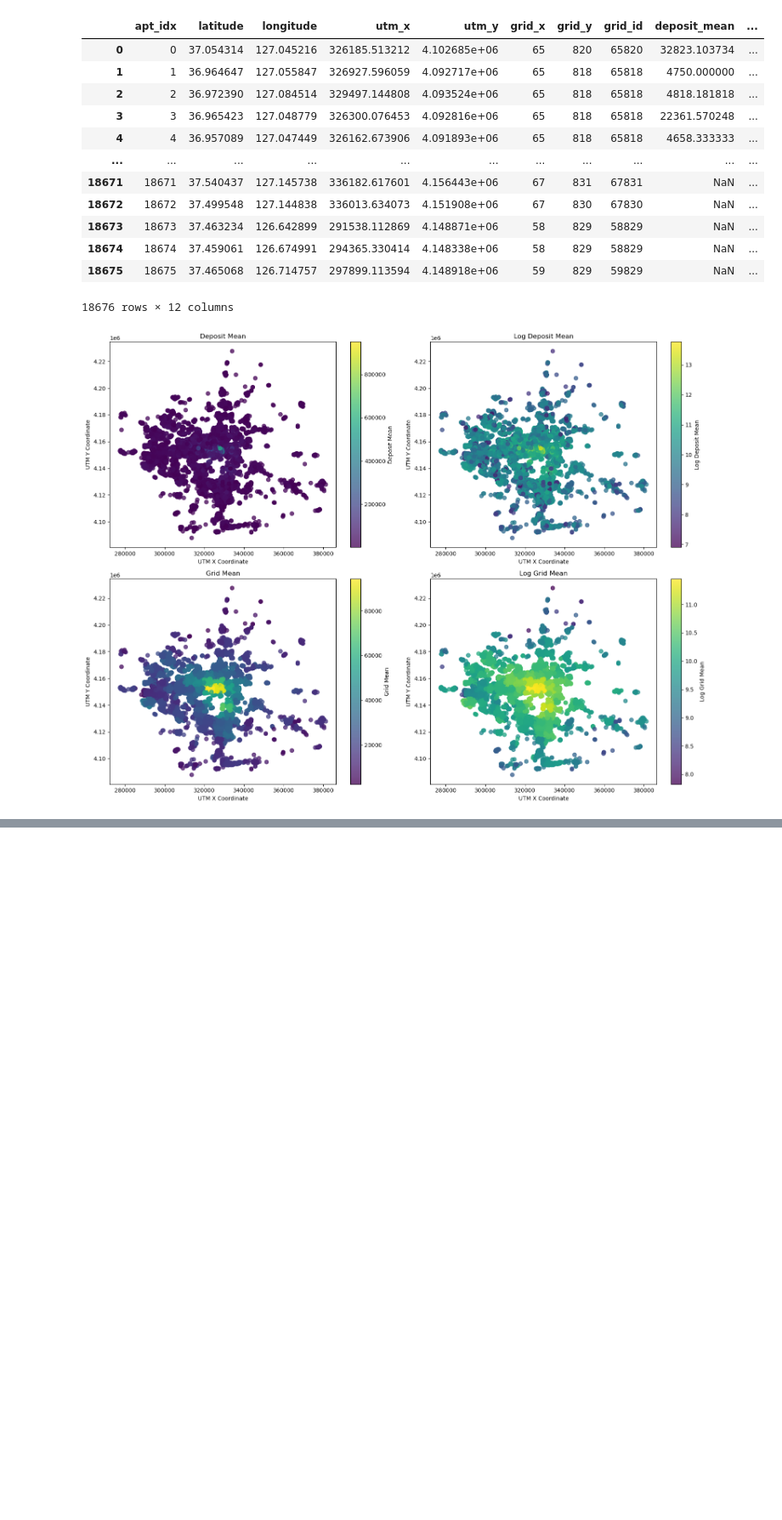
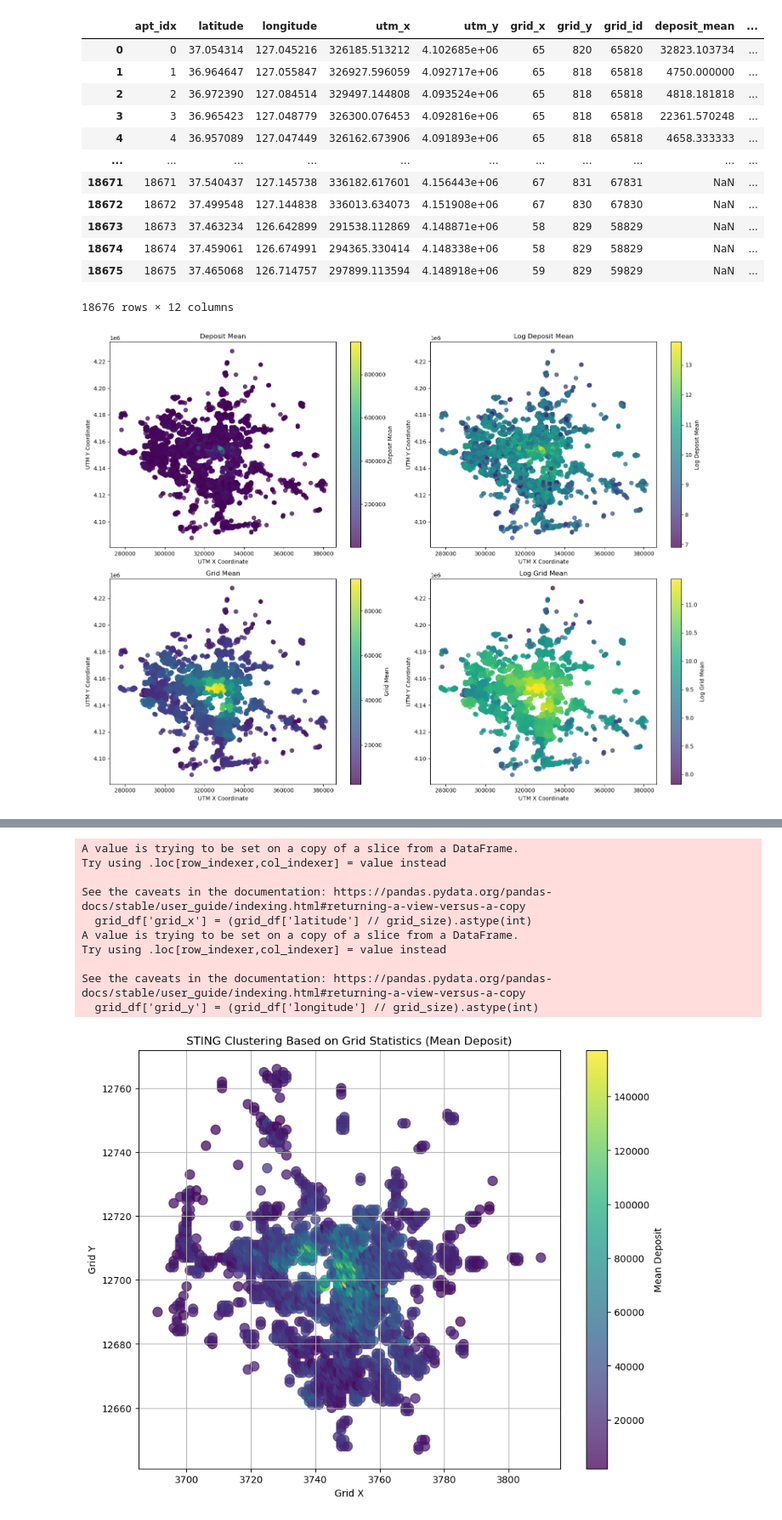
Before and after one commit to boostcampaitech7/level2-competitiveds-recsys-06, a Jupyter notebook: EDA/백우성/EDA_practice3.ipynb, the cells around one changed output, grey strips where cells are left out. Shown at 85% size. Drawn from its saved outputs; the diff is of its cells as text; code cells hidden in the pictures; blank space fills up the shorter version.

Commit message:
EDA: Grid 3

```diff
--- a/EDA/백우성/EDA_practice3.ipynb
+++ b/EDA/백우성/EDA_practice3.ipynb
@@ -341,0 +301,4 @@ plt.show()
+# %%
+grid_df = df[[
+    'area_m2','contract_year_month','floor','built_year',
+    'latitude','longitude','age','deposit','apt_idx']]
@@ -341,0 +307,58 @@ plt.show()
+# %%
+# 1. 격자 나누기: 위도와 경도를 일정 범위로 나누어 격자화
+grid_size = 0.01  # 격자 크기 (1km ~ 1.5km 정도의 범위)
+grid_df['grid_x'] = (grid_df['latitude'] // grid_size).astype(int)
+grid_df['grid_y'] = (grid_df['longitude'] // grid_size).astype(int)
+
+# 2. 각 격자의 통계 정보 계산 (평균, 표준편차 등)
+grid_stats = grid_df.groupby(['grid_x', 'grid_y']).agg({
+    'area_m2': ['mean','median', 'std'],
+    'floor': ['mean','median', 'std'],
+    # 'contract_year_month': ['mean','std'],
+    'built_year': ['mean', 'median', 'std'],
+    'age': ['mean','median', 'std'],
+    'deposit': ['mean', 'median', 'std'],
+    'latitude': ['count']  # 밀도를 나타내기 위해 각 격자의 데이터 포인트 수
+}).reset_index()
+
+# 열 이름 변경
+grid_stats.columns = [
+    'grid_x', 'grid_y',
+    'area_mean', 'area_median', 'area_std',
+    'floor_mean', 'floor_median', 'floor_std',
+    'built_mean', 'built_median', 'built_std',
+    'age_mean', 'age_median', 'age_std',
+    'deposit_mean', 'deposit_median', 'deposit_std',
+    'count'
+]
+
+# 3. 밀도가 일정 이상인 격자를 클러스터로 묶음 (STING 방식으로 유사한 특성을 가진 격자 병합 가능)
+# 여기서는 밀도(데이터 포인트 수)가 10 이상인 격자를 클러스터로 정의
+cluster_threshold = 10
+clusters = grid_stats[grid_stats['count'] >= cluster_threshold]
+
+# 4. 결과 시각화 (격자별 평균 보증금에 따라 색상 표시)
+plt.figure(figsize=(10, 8))
+scatter = plt.scatter(clusters['grid_x'], clusters['grid_y'], c=clusters['deposit_mean'], cmap='viridis', s=100, alpha=0.75)
+
+# 컬러바 추가 (보증금 평균에 따른 색상 표시)
+plt.colorbar(scatter, label='Mean Deposit')
+
+# 그래프 설정
+plt.title('STING Clustering Based on Grid Statistics (Mean Deposit)')
+plt.xlabel('Grid X')
+plt.ylabel('Grid Y')
+plt.grid(True)
+plt.show()
+# %% [output]
+A value is trying to be set on a copy of a slice from a DataFrame.
+Try using .loc[row_indexer,col_indexer] = value instead
+
+See the caveats in the documentation: https://pandas.pydata.org/pandas-docs/stable/user_guide/indexing.html#returning-a-view-versus-a-copy
+  grid_df['grid_x'] = (grid_df['latitude'] // grid_size).astype(int)
+A value is trying to be set on a copy of a slice from a DataFrame.
+Try using .loc[row_indexer,col_indexer] = value instead
+
+See the caveats in the documentation: https://pandas.pydata.org/pandas-docs/stable/user_guide/indexing.html#returning-a-view-versus-a-copy
+  grid_df['grid_y'] = (grid_df['longitude'] // grid_size).astype(int)
+[figure, added]
```
Also changed, not shown: parts of 16 cells of this notebook.
